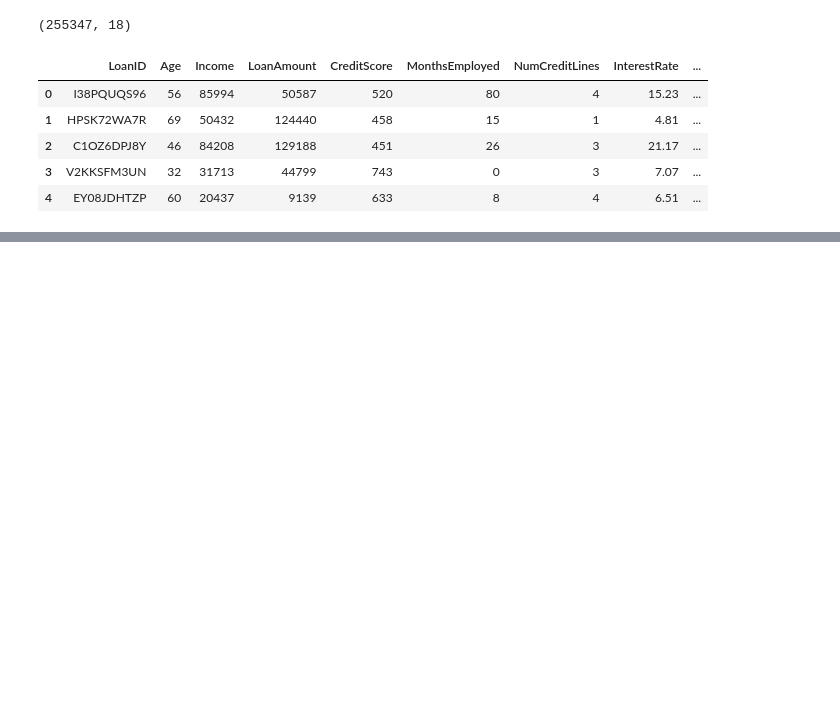
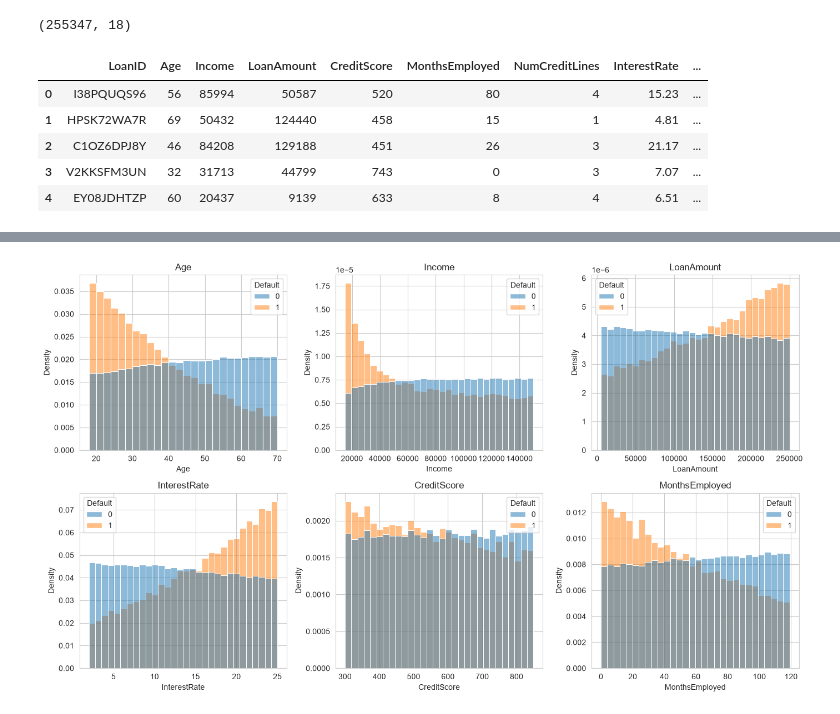
Before and after one commit to SrinuGonthini/loan-default-prediction-api, a Jupyter notebook: notebooks/01_eda.ipynb, the cells around one changed output, grey strips where cells are left out. Cells and saved outputs as stored; diff of their text form; code cells hidden in the pictures; blank space fills up the shorter version.

```diff
--- a/notebooks/01_eda.ipynb
+++ b/notebooks/01_eda.ipynb
@@ -284,0 +327,11 @@ read_from_db('SELECT "Default","Education", COUNT(*) FROM loans GROUP BY "Defaul
+# %%
+fig, axes = plt.subplots(2,3, figsize=(14,8))
+for ax, col in zip(axes.ravel(),["Age", "Income", "LoanAmount", "InterestRate", "CreditScore", "MonthsEmployed"]):
+    bins = np.arange(18,71,2) if col == "Age"  else 30
+    sns.histplot(data=df, x=col, hue="Default",stat="density",common_norm=False, bins=bins, ax=ax)
+    ax.set_title(col)
+plt.tight_layout()
+plt.savefig(FIG / "03_distributions.png",dpi=150)
+plt.show()
+# %% [output]
+[figure, added]
```
Also changed, not shown: parts of 13 cells of this notebook, 7 other files.
